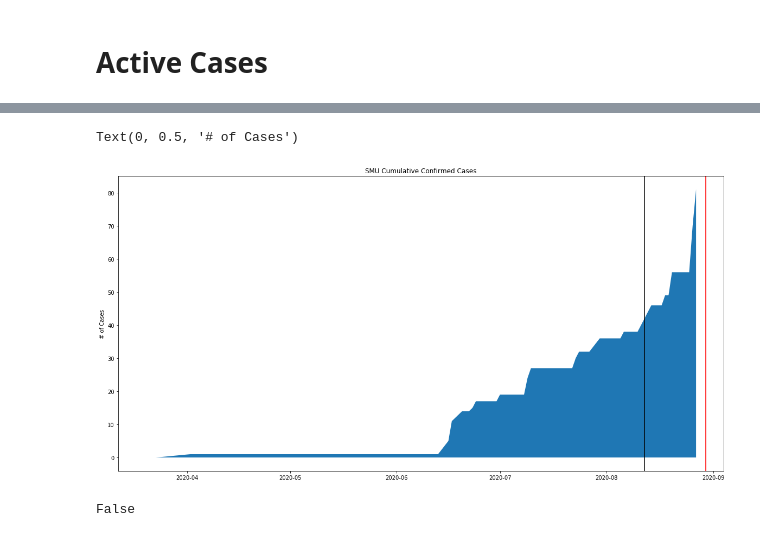
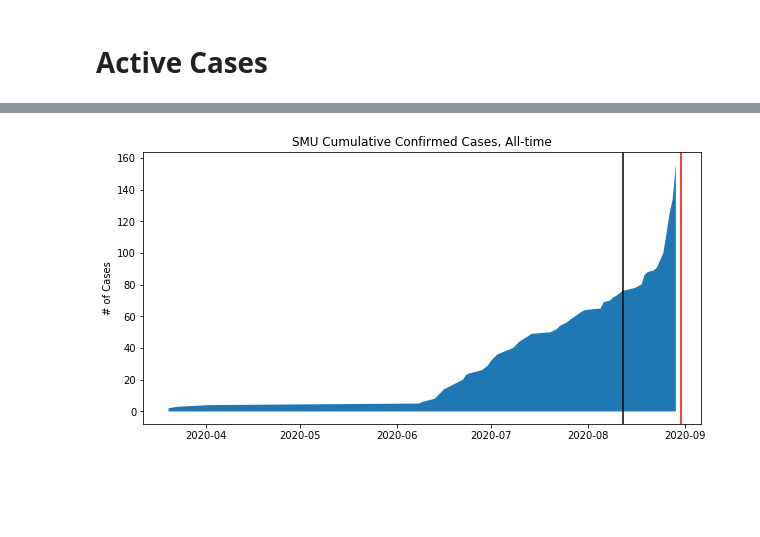
Before and after one commit to jlindbloom/SMU-COVID-19, a Jupyter notebook: Plotting.ipynb, the cells around one changed output, grey strips where cells are left out. Drawn from its saved outputs; the diff is of its cells as text; code cells hidden in the pictures; blank space fills up the shorter version.

```diff
--- a/Plotting.ipynb
+++ b/Plotting.ipynb
@@ -25,5 +25,5 @@ temp_smu_dates = np.sort(temp["Date SMU was Notified of Positive Test"].unique()
 # %%
 counts = np.zeros(len(temp_smu_dates))
 for i in range(len(temp_smu_dates)):
-    sub_count = len(temp[temp["Campus Community Notified"] == temp_smu_dates[i]])
+    sub_count = len(temp[temp["Date SMU was Notified of Positive Test"] == temp_smu_dates[i]])
     counts[i] = sub_count
@@ -35,15 +30,10 @@ plt.scatter(temp_smu_dates, counts)
 # %%
-#plt.plot(temp_smu_dates, np.cumsum(counts))
-plt.figure(figsize=(20,10))
+plt.figure(figsize=(10,5))
 plt.fill_between(temp_smu_dates, np.cumsum(counts))
-plt.title("SMU Cumulative Confirmed Cases")
+plt.title("SMU Cumulative Confirmed Cases, All-time")
 plt.axvline(np.datetime64(dt.datetime.strptime("20-08-12", "%y-%m-%d")), ymin=0, c="k")
 plt.axvline(np.datetime64(dt.datetime.now()), ymin=0, c="r")
 plt.ylabel("# of Cases")
+plt.savefig("cumulative_cases_all_time.png")
 # %% [output]
-Text(0, 0.5, '# of Cases')
-[figure, old version]
+[figure, new version]
-# %%
-np.datetime64(dt.datetime.strptime("20-08-12", "%y-%m-%d"))
-# %% [output]
-False
```
Also changed, not shown: parts of 15 cells of this notebook, 9 other files.
